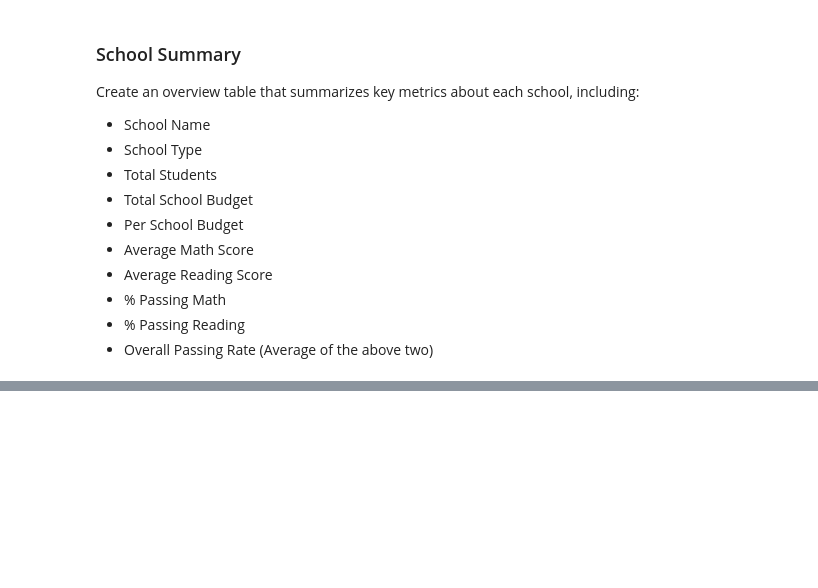
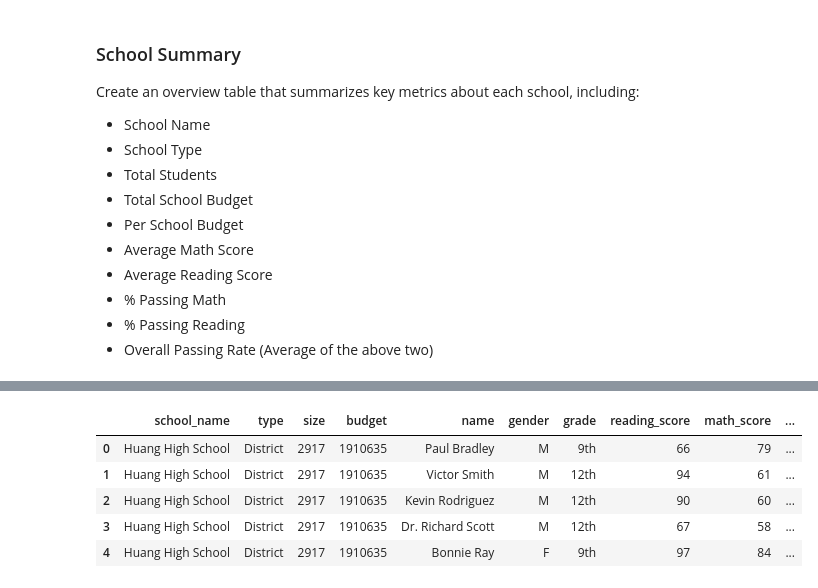
Before and after one commit to gaguinaldo/uscdatabootcamp, a Jupyter notebook: hw-4/hw-4_gta_submission.ipynb, the cells around one changed output, grey strips where cells are left out. Saved outputs shown, nothing was run; the diff lists cells and outputs as text; code cells hidden in the pictures; blank space fills up the shorter version.

```diff
--- a/hw-4/hw-4_gta_submission.ipynb
+++ b/hw-4/hw-4_gta_submission.ipynb
@@ -155,0 +284,11 @@ Create an overview table that summarizes key metrics about each school, includin
+# %%
+#Review resulting dataframe without the additional columns
+
+df_merge.head()
+# %% [output]
+|  | school_name | type | size | budget | name | gender | grade | reading_score | math_score | ... |
+| 0 | Huang High School | District | 2917 | 1910635 | Paul Bradley | M | 9th | 66 | 79 | ... |
+| 1 | Huang High School | District | 2917 | 1910635 | Victor Smith | M | 12th | 94 | 61 | ... |
+| 2 | Huang High School | District | 2917 | 1910635 | Kevin Rodriguez | M | 12th | 90 | 60 | ... |
+| 3 | Huang High School | District | 2917 | 1910635 | Dr. Richard Scott | M | 12th | 67 | 58 | ... |
+| 4 | Huang High School | District | 2917 | 1910635 | Bonnie Ray | F | 9th | 97 | 84 | ... |
```
Also changed, not shown: parts of 37 cells of this notebook.
